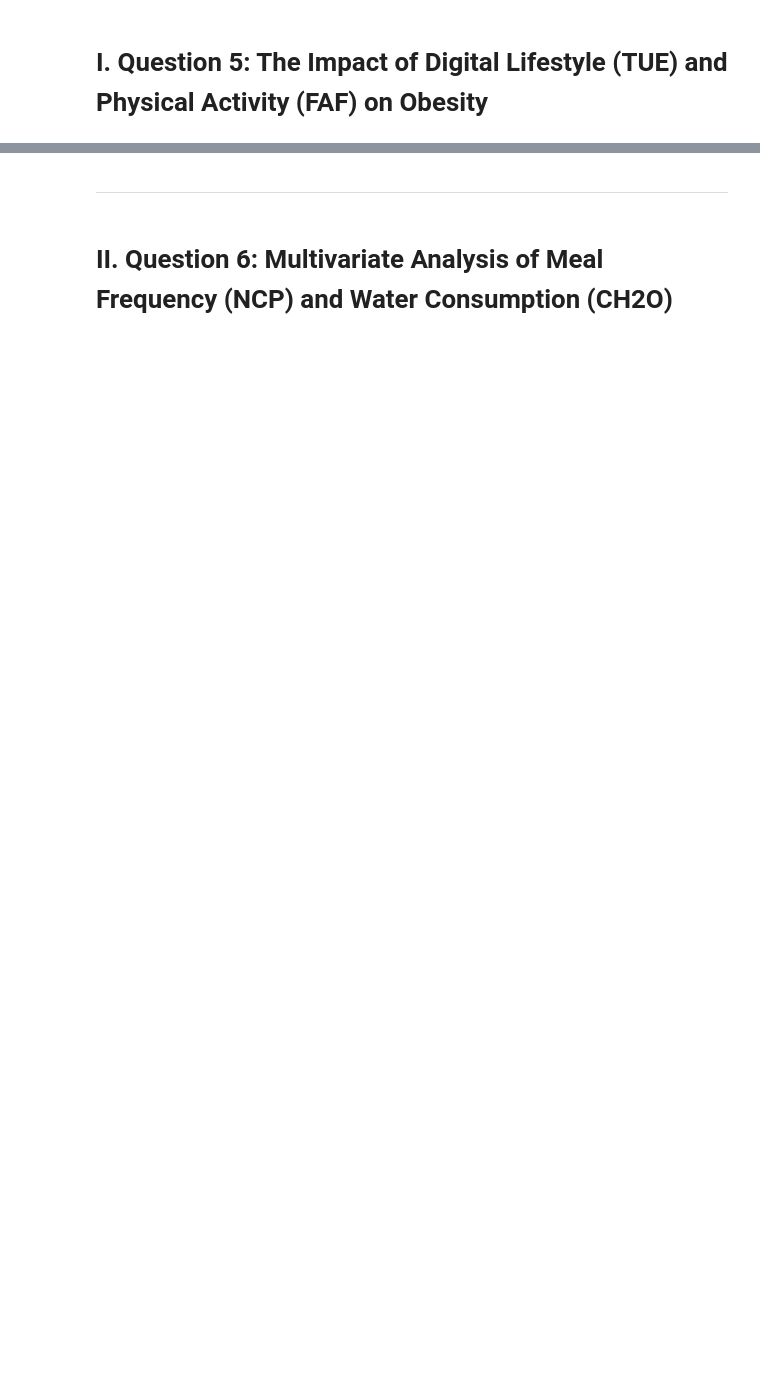
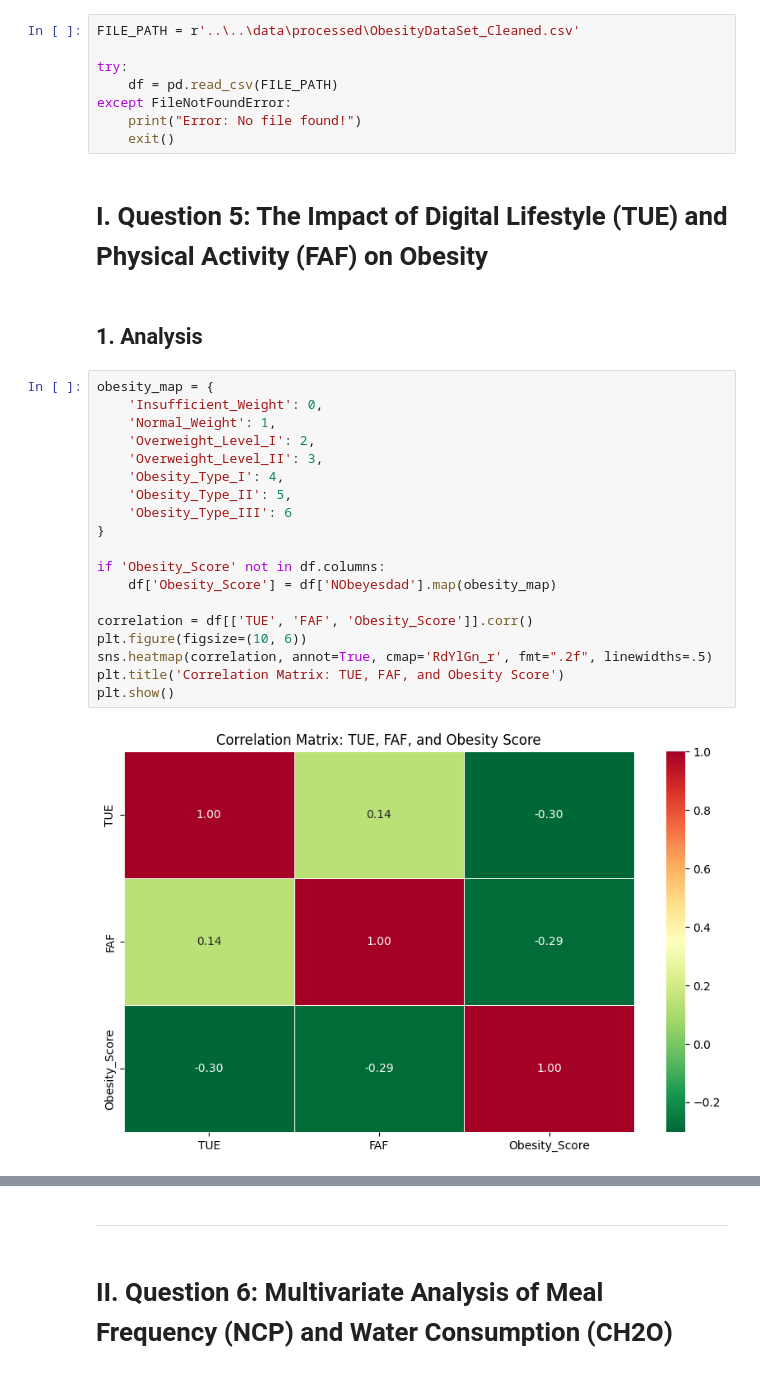
Before and after one commit to ThunderRed1578/Obesity-or-CVD-risk-Classify-Regressor-Cluster-CSC17104, a Jupyter notebook: source/notebook/Question Answering (5, 6).ipynb, the cells around one changed output, grey strips where cells are left out. Drawn from its saved outputs; the diff is of its cells as text; blank space fills up the shorter version.

Commit message:
question 5, 6. Update data exploration, asking question, create processed data

```diff
--- a/source/notebook/Question Answering (5, 6).ipynb
+++ b/source/notebook/Question Answering (5, 6).ipynb
@@ -47,2 +62,33 @@ II. [**Question 6: Multivariate Analysis of Meal Frequency (NCP) and Water Consu
+# %%
+FILE_PATH = r'..\..\data\processed\ObesityDataSet_Cleaned.csv'
+
+try:
+    df = pd.read_csv(FILE_PATH)
+except FileNotFoundError:
+    print("Error: No file found!")
+    exit()
 # %% [markdown]
 <h1 id="i" style="font-weight: bold">I. Question 5: The Impact of Digital Lifestyle (TUE) and Physical Activity (FAF) on Obesity</h1>
+# %% [markdown]
+<h2 id="i_1" style="font-weight: bold">1. Analysis</h2>
+# %%
+obesity_map = {
+    'Insufficient_Weight': 0,
+    'Normal_Weight': 1,
+    'Overweight_Level_I': 2,
+    'Overweight_Level_II': 3,
+    'Obesity_Type_I': 4,
+    'Obesity_Type_II': 5,
+    'Obesity_Type_III': 6
+}
+
+if 'Obesity_Score' not in df.columns:
+    df['Obesity_Score'] = df['NObeyesdad'].map(obesity_map)
+
+correlation = df[['TUE', 'FAF', 'Obesity_Score']].corr()
+plt.figure(figsize=(10, 6))
+sns.heatmap(correlation, annot=True, cmap='RdYlGn_r', fmt=".2f", linewidths=.5)
+plt.title('Correlation Matrix: TUE, FAF, and Obesity Score')
+plt.show()
+# %% [output]
+[figure, added]
```
Also changed, not shown: parts of 25 cells of this notebook, 3 other files.
